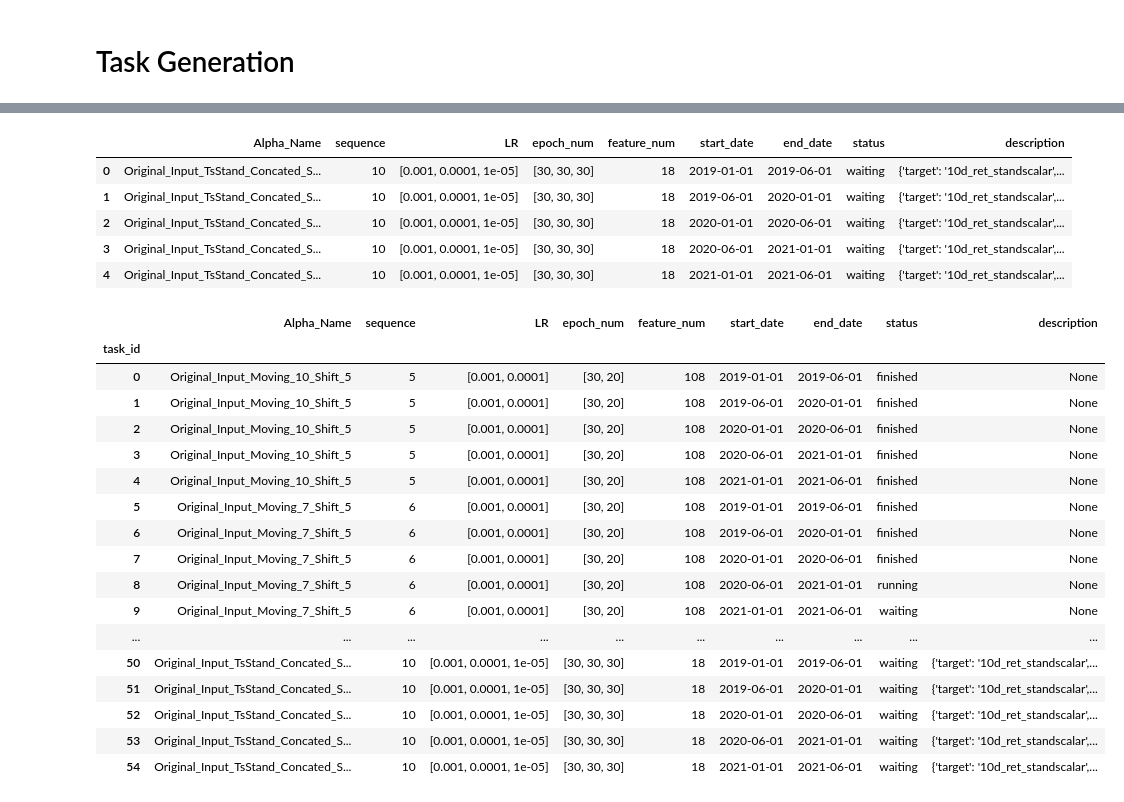
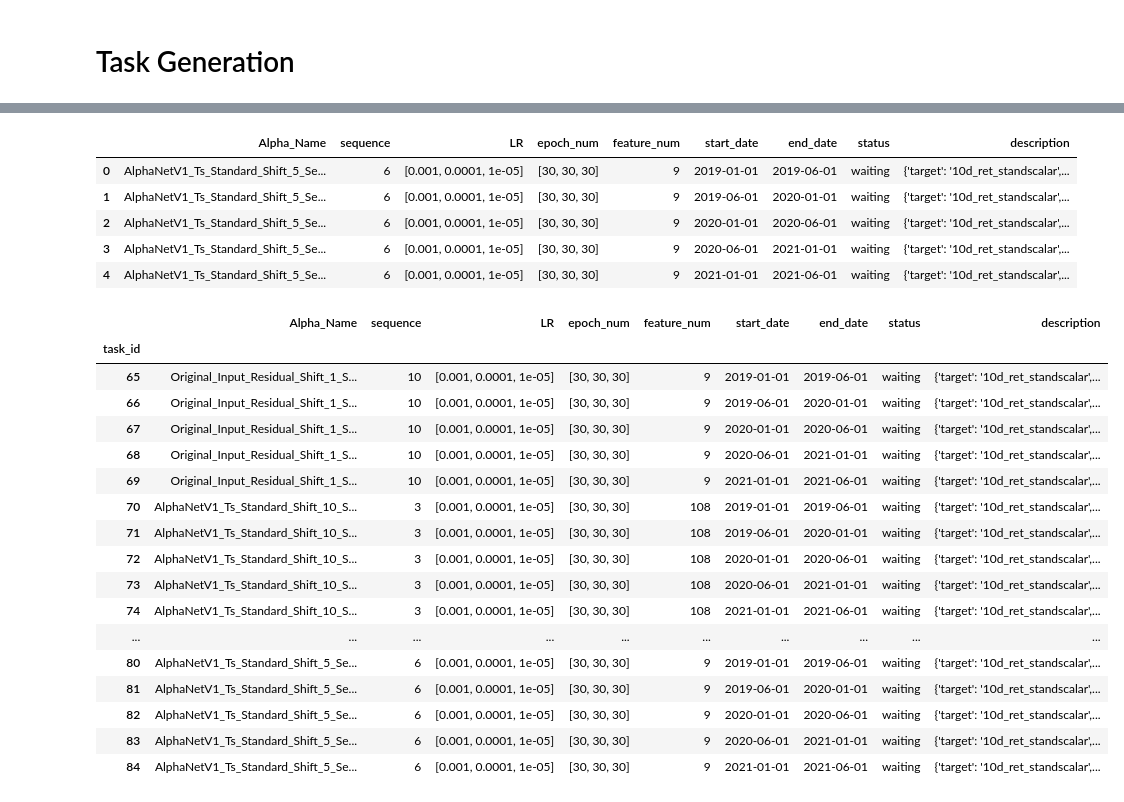
Before and after one commit to June24-Wu/Shannon, a Jupyter notebook: AlphaNet/Code Example/Generate_Data_Par.ipynb, the cells around one changed output, grey strips where cells are left out. Saved outputs shown, nothing was run; the diff lists cells and outputs as text; code cells hidden in the pictures.

```diff
--- a/AlphaNet/Code Example/Generate_Data_Par.ipynb
+++ b/AlphaNet/Code Example/Generate_Data_Par.ipynb
@@ -2,8 +2,9 @@
 start_date = '2016-01-01'
 end_date = '2021-06-01'
 target = "10d_ret_standscalar"
-alpha_name = "Original_Input_TsStand_Concated"
-alpha_list = ['open','high','low','close','vwap','volume','pct_chg','turnover','free_turnover',
+alpha_name = "AlphaNetV1_Ts_Standard"
+alpha_list = [
+# 'open','high','low','close','vwap','volume','pct_chg','turnover','free_turnover',
             'open_ts_norm_30d',
              'high_ts_norm_30d',
              'low_ts_norm_30d',
@@ -14,10 +15,16 @@ alpha_list = ['open','high','low','close','vwap','volume','pct_chg','turnover','
              'turnover_ts_norm_30d',
              'free_turnover_ts_norm_30d'
              ]
-shift = 3
-sequence = 10
+shift = 5
+sequence = 6
 LR = [0.001,0.0001,0.00001]
 epoch_num = [30,30,30]
+# %%
+feat_list = alpha_list.copy()
+method = ["COV","CORR","STD","ZSCORE","RETURN","DECAY"]
+from AlphaNet.Data import generate_alpha_list
+alpha_list = generate_alpha_list(feat_list,method,day=10)
+# alpha_list = [i +"_residual" for i in feat_list]
 # %%
 import time
 import os
@@ -145,36 +146,36 @@ task["description"] = [{
 task
 # %% [output]
 |  | Alpha_Name | sequence | LR | epoch_num | feature_num | start_date | end_date | status | description |
-| 0 | Original_Input_TsStand_Concated_S... | 10 | [0.001, 0.0001, 1e-05] | [30, 30, 30] | 18 | 2019-01-01 | 2019-06-01 | waiting | {'target': '10d_ret_standscalar',... |
-| 1 | Original_Input_TsStand_Concated_S... | 10 | [0.001, 0.0001, 1e-05] | [30, 30, 30] | 18 | 2019-06-01 | 2020-01-01 | waiting | {'target': '10d_ret_standscalar',... |
-| 2 | Original_Input_TsStand_Concated_S... | 10 | [0.001, 0.0001, 1e-05] | [30, 30, 30] | 18 | 2020-01-01 | 2020-06-01 | waiting | {'target': '10d_ret_standscalar',... |
-| 3 | Original_Input_TsStand_Concated_S... | 10 | [0.001, 0.0001, 1e-05] | [30, 30, 30] | 18 | 2020-06-01 | 2021-01-01 | waiting | {'target': '10d_ret_standscalar',... |
-| 4 | Original_Input_TsStand_Concated_S... | 10 | [0.001, 0.0001, 1e-05] | [30, 30, 30] | 18 | 2021-01-01 | 2021-06-01 | waiting | {'target': '10d_ret_standscalar',... |
+| 0 | AlphaNetV1_Ts_Standard_Shift_5_Se... | 6 | [0.001, 0.0001, 1e-05] | [30, 30, 30] | 9 | 2019-01-01 | 2019-06-01 | waiting | {'target': '10d_ret_standscalar',... |
+| 1 | AlphaNetV1_Ts_Standard_Shift_5_Se... | 6 | [0.001, 0.0001, 1e-05] | [30, 30, 30] | 9 | 2019-06-01 | 2020-01-01 | waiting | {'target': '10d_ret_standscalar',... |
+| 2 | AlphaNetV1_Ts_Standard_Shift_5_Se... | 6 | [0.001, 0.0001, 1e-05] | [30, 30, 30] | 9 | 2020-01-01 | 2020-06-01 | waiting | {'target': '10d_ret_standscalar',... |
+| 3 | AlphaNetV1_Ts_Standard_Shift_5_Se... | 6 | [0.001, 0.0001, 1e-05] | [30, 30, 30] | 9 | 2020-06-01 | 2021-01-01 | waiting | {'target': '10d_ret_standscalar',... |
+| 4 | AlphaNetV1_Ts_Standard_Shift_5_Se... | 6 | [0.001, 0.0001, 1e-05] | [30, 30, 30] | 9 | 2021-01-01 | 2021-06-01 | waiting | {'target': '10d_ret_standscalar',... |
 # %%
 task = pd.concat([original,task],axis=0)
 task.reset_index(drop=True,inplace=True)
 task.index.names = ["task_id"]
 task_info["Task"] = task
-task
+task[-20:]
 # %% [output]
 |  | Alpha_Name | sequence | LR | epoch_num | feature_num | start_date | end_date | status | description |
 | task_id |  |  |  |  |  |  |  |  |  |
-| 0 | Original_Input_Moving_10_Shift_5 | 5 | [0.001, 0.0001] | [30, 20] | 108 | 2019-01-01 | 2019-06-01 | finished | None |
-| 1 | Original_Input_Moving_10_Shift_5 | 5 | [0.001, 0.0001] | [30, 20] | 108 | 2019-06-01 | 2020-01-01 | finished | None |
-| 2 | Original_Input_Moving_10_Shift_5 | 5 | [0.001, 0.0001] | [30, 20] | 108 | 2020-01-01 | 2020-06-01 | finished | None |
-| 3 | Original_Input_Moving_10_Shift_5 | 5 | [0.001, 0.0001] | [30, 20] | 108 | 2020-06-01 | 2021-01-01 | finished | None |
-| 4 | Original_Input_Moving_10_Shift_5 | 5 | [0.001, 0.0001] | [30, 20] | 108 | 2021-01-01 | 2021-06-01 | finished | None |
-| 5 | Original_Input_Moving_7_Shift_5 | 6 | [0.001, 0.0001] | [30, 20] | 108 | 2019-01-01 | 2019-06-01 | finished | None |
-| 6 | Original_Input_Moving_7_Shift_5 | 6 | [0.001, 0.0001] | [30, 20] | 108 | 2019-06-01 | 2020-01-01 | finished | None |
-| 7 | Original_Input_Moving_7_Shift_5 | 6 | [0.001, 0.0001] | [30, 20] | 108 | 2020-01-01 | 2020-06-01 | finished | None |
-| 8 | Original_Input_Moving_7_Shift_5 | 6 | [0.001, 0.0001] | [30, 20] | 108 | 2020-06-01 | 2021-01-01 | running | None |
-| 9 | Original_Input_Moving_7_Shift_5 | 6 | [0.001, 0.0001] | [30, 20] | 108 | 2021-01-01 | 2021-06-01 | waiting | None |
+| 65 | Original_Input_Residual_Shift_1_S... | 10 | [0.001, 0.0001, 1e-05] | [30, 30, 30] | 9 | 2019-01-01 | 2019-06-01 | waiting | {'target': '10d_ret_standscalar',... |
+| 66 | Original_Input_Residual_Shift_1_S... | 10 | [0.001, 0.0001, 1e-05] | [30, 30, 30] | 9 | 2019-06-01 | 2020-01-01 | waiting | {'target': '10d_ret_standscalar',... |
+| 67 | Original_Input_Residual_Shift_1_S... | 10 | [0.001, 0.0001, 1e-05] | [30, 30, 30] | 9 | 2020-01-01 | 2020-06-01 | waiting | {'target': '10d_ret_standscalar',... |
+| 68 | Original_Input_Residual_Shift_1_S... | 10 | [0.001, 0.0001, 1e-05] | [30, 30, 30] | 9 | 2020-06-01 | 2021-01-01 | waiting | {'target': '10d_ret_standscalar',... |
+| 69 | Original_Input_Residual_Shift_1_S... | 10 | [0.001, 0.0001, 1e-05] | [30, 30, 30] | 9 | 2021-01-01 | 2021-06-01 | waiting | {'target': '10d_ret_standscalar',... |
+| 70 | AlphaNetV1_Ts_Standard_Shift_10_S... | 3 | [0.001, 0.0001, 1e-05] | [30, 30, 30] | 108 | 2019-01-01 | 2019-06-01 | waiting | {'target': '10d_ret_standscalar',... |
+| 71 | AlphaNetV1_Ts_Standard_Shift_10_S... | 3 | [0.001, 0.0001, 1e-05] | [30, 30, 30] | 108 | 2019-06-01 | 2020-01-01 | waiting | {'target': '10d_ret_standscalar',... |
+| 72 | AlphaNetV1_Ts_Standard_Shift_10_S... | 3 | [0.001, 0.0001, 1e-05] | [30, 30, 30] | 108 | 2020-01-01 | 2020-06-01 | waiting | {'target': '10d_ret_standscalar',... |
+| 73 | AlphaNetV1_Ts_Standard_Shift_10_S... | 3 | [0.001, 0.0001, 1e-05] | [30, 30, 30] | 108 | 2020-06-01 | 2021-01-01 | waiting | {'target': '10d_ret_standscalar',... |
+| 74 | AlphaNetV1_Ts_Standard_Shift_10_S... | 3 | [0.001, 0.0001, 1e-05] | [30, 30, 30] | 108 | 2021-01-01 | 2021-06-01 | waiting | {'target': '10d_ret_standscalar',... |
 | ... | ... | ... | ... | ... | ... | ... | ... | ... | ... |
-| 50 | Original_Input_TsStand_Concated_S... | 10 | [0.001, 0.0001, 1e-05] | [30, 30, 30] | 18 | 2019-01-01 | 2019-06-01 | waiting | {'target': '10d_ret_standscalar',... |
-| 51 | Original_Input_TsStand_Concated_S... | 10 | [0.001, 0.0001, 1e-05] | [30, 30, 30] | 18 | 2019-06-01 | 2020-01-01 | waiting | {'target': '10d_ret_standscalar',... |
-| 52 | Original_Input_TsStand_Concated_S... | 10 | [0.001, 0.0001, 1e-05] | [30, 30, 30] | 18 | 2020-01-01 | 2020-06-01 | waiting | {'target': '10d_ret_standscalar',... |
-| 53 | Original_Input_TsStand_Concated_S... | 10 | [0.001, 0.0001, 1e-05] | [30, 30, 30] | 18 | 2020-06-01 | 2021-01-01 | waiting | {'target': '10d_ret_standscalar',... |
-| 54 | Original_Input_TsStand_Concated_S... | 10 | [0.001, 0.0001, 1e-05] | [30, 30, 30] | 18 | 2021-01-01 | 2021-06-01 | waiting | {'target': '10d_ret_standscalar',... |
+| 80 | AlphaNetV1_Ts_Standard_Shift_5_Se... | 6 | [0.001, 0.0001, 1e-05] | [30, 30, 30] | 9 | 2019-01-01 | 2019-06-01 | waiting | {'target': '10d_ret_standscalar',... |
+| 81 | AlphaNetV1_Ts_Standard_Shift_5_Se... | 6 | [0.001, 0.0001, 1e-05] | [30, 30, 30] | 9 | 2019-06-01 | 2020-01-01 | waiting | {'target': '10d_ret_standscalar',... |
+| 82 | AlphaNetV1_Ts_Standard_Shift_5_Se... | 6 | [0.001, 0.0001, 1e-05] | [30, 30, 30] | 9 | 2020-01-01 | 2020-06-01 | waiting | {'target': '10d_ret_standscalar',... |
+| 83 | AlphaNetV1_Ts_Standard_Shift_5_Se... | 6 | [0.001, 0.0001, 1e-05] | [30, 30, 30] | 9 | 2020-06-01 | 2021-01-01 | waiting | {'target': '10d_ret_standscalar',... |
+| 84 | AlphaNetV1_Ts_Standard_Shift_5_Se... | 6 | [0.001, 0.0001, 1e-05] | [30, 30, 30] | 9 | 2021-01-01 | 2021-06-01 | waiting | {'target': '10d_ret_standscalar',... |
 # %%
 np.save("/home/ShareFolder/feature_platform/ti0/wuwenjun/#Factor_Description/Task.npy",task_info)
 np.save("/home/wuwenjun/jupyter_code/Shannon/AlphaNet/Factor_Description/Task.npy",task_info)
```
Also changed, not shown: parts of 4 cells of this notebook, 12 other files.
